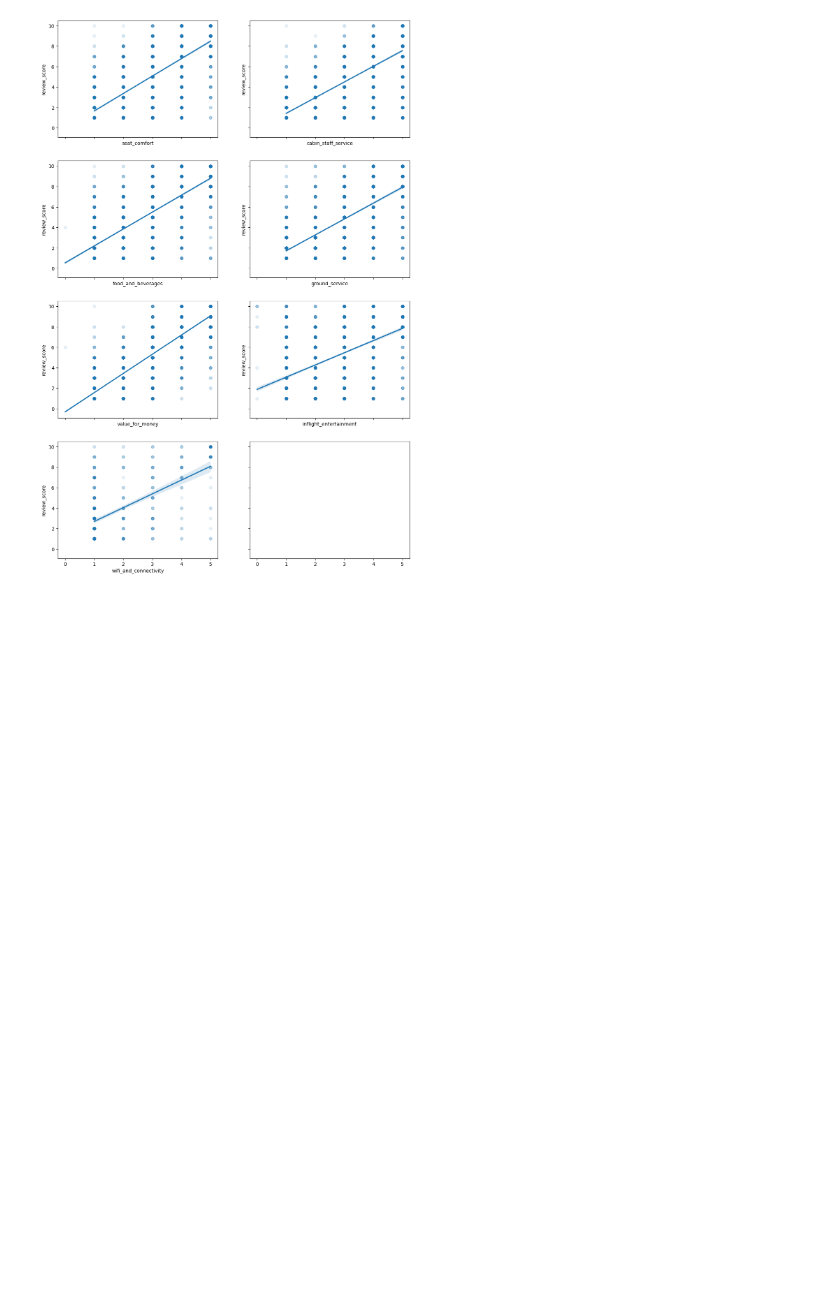
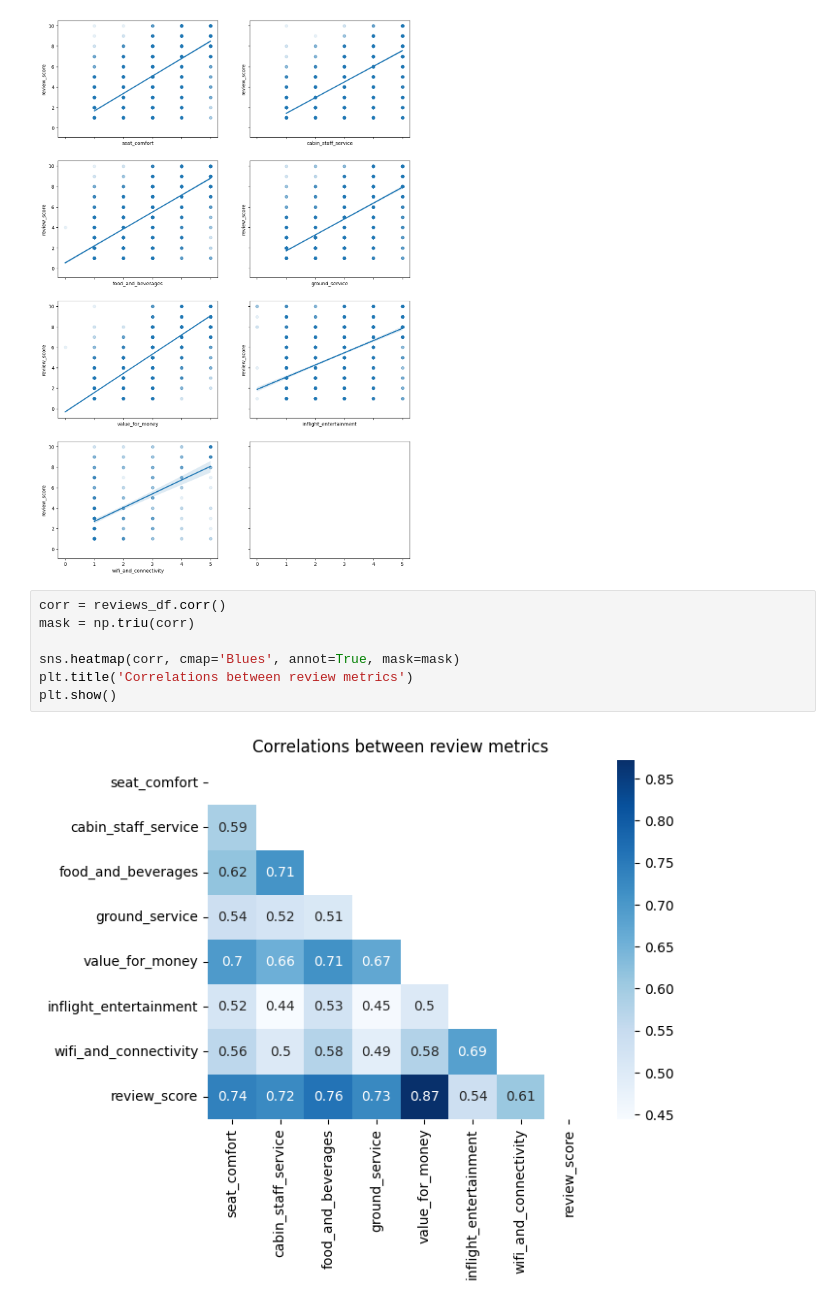
Before and after one commit to saoriyosano/british-airways-customer-review, a Jupyter notebook: data_analysis.ipynb, the cells around one changed output. Saved outputs shown, nothing was run; the diff lists cells and outputs as text; blank space fills up the shorter version.

```diff
--- a/data_analysis.ipynb
+++ b/data_analysis.ipynb
@@ -336,3 +452,12 @@ for i, col in enumerate(cols):
         scatter_kws={'alpha':.1})
 # %% [output]
 [figure]
+# %%
+corr = reviews_df.corr()
+mask = np.triu(corr)
+
+sns.heatmap(corr, cmap='Blues', annot=True, mask=mask)
+plt.title('Correlations between review metrics')
+plt.show()
+# %% [output]
+[figure, added]
```
Also changed, not shown: parts of 33 cells of this notebook.
